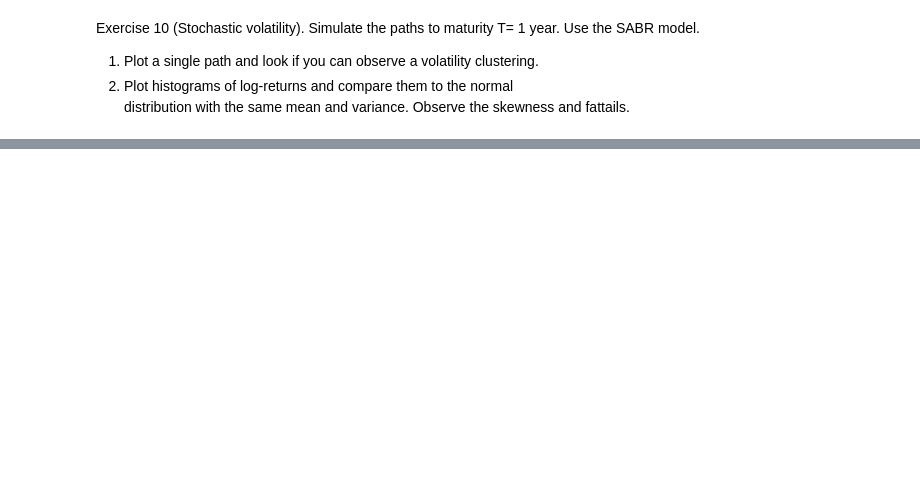
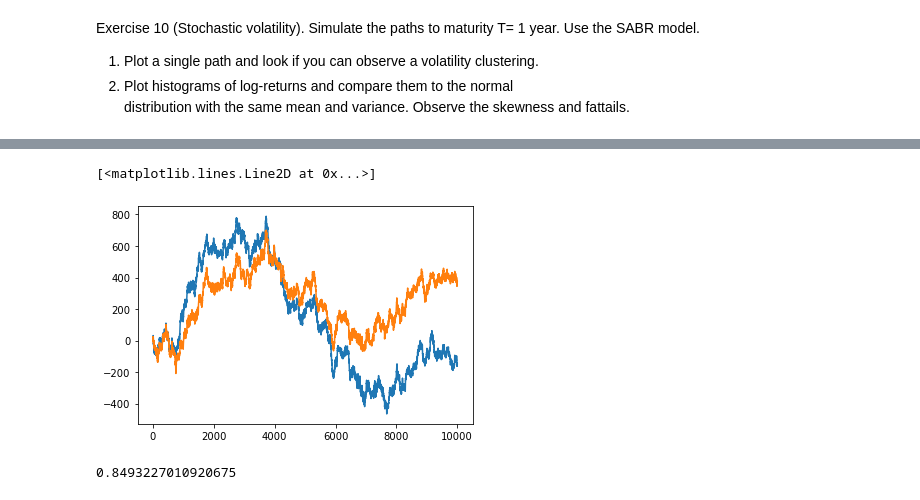
Before and after one commit to WillemJan9519/SPFDM-2, a Jupyter notebook: SPFDM 2.ipynb, the cells around one changed output, grey strips where cells are left out. Drawn from its saved outputs; the diff is of its cells as text; code cells hidden in the pictures; blank space fills up the shorter version.

```diff
--- a/SPFDM 2.ipynb
+++ b/SPFDM 2.ipynb
@@ -165,0 +170,22 @@ MC.option_price()
+# %%
+np.random.seed(42)
+N=10000
+sqrtT = np.sqrt(50)
+x = np.random.randn(N)
+rho = .85
+std = np.sqrt(1-rho**2)
+e = np.random.randn(N) * std
+y = rho*x+e
+x=x*sqrtT
+y=y*sqrtT
+X = np.cumsum(x)
+Y = np.cumsum(y)
+plt.plot(X)
+plt.plot(Y)
+# %% [output]
+[<matplotlib.lines.Line2D at 0x...>]
+[figure, added]
+# %%
+np.mean(x*y)/(np.std(x)*np.std(y))
+# %% [output]
+0.8493227010920675
```
Also changed, not shown: parts of 1 cell of this notebook.
